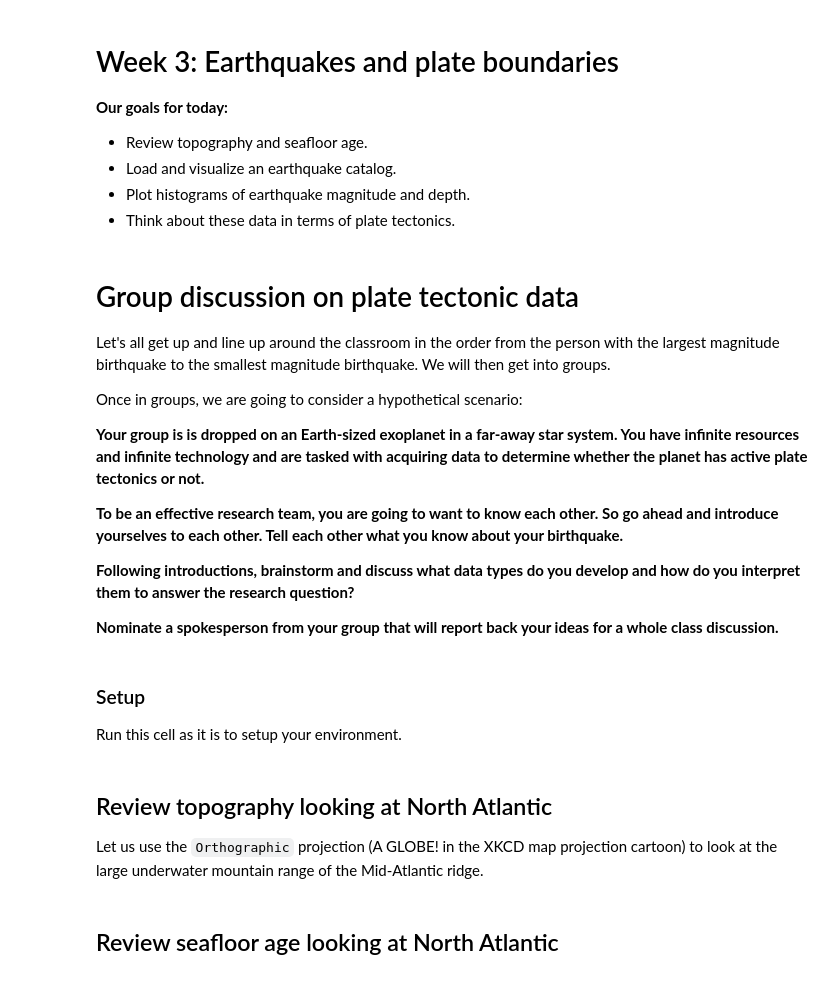
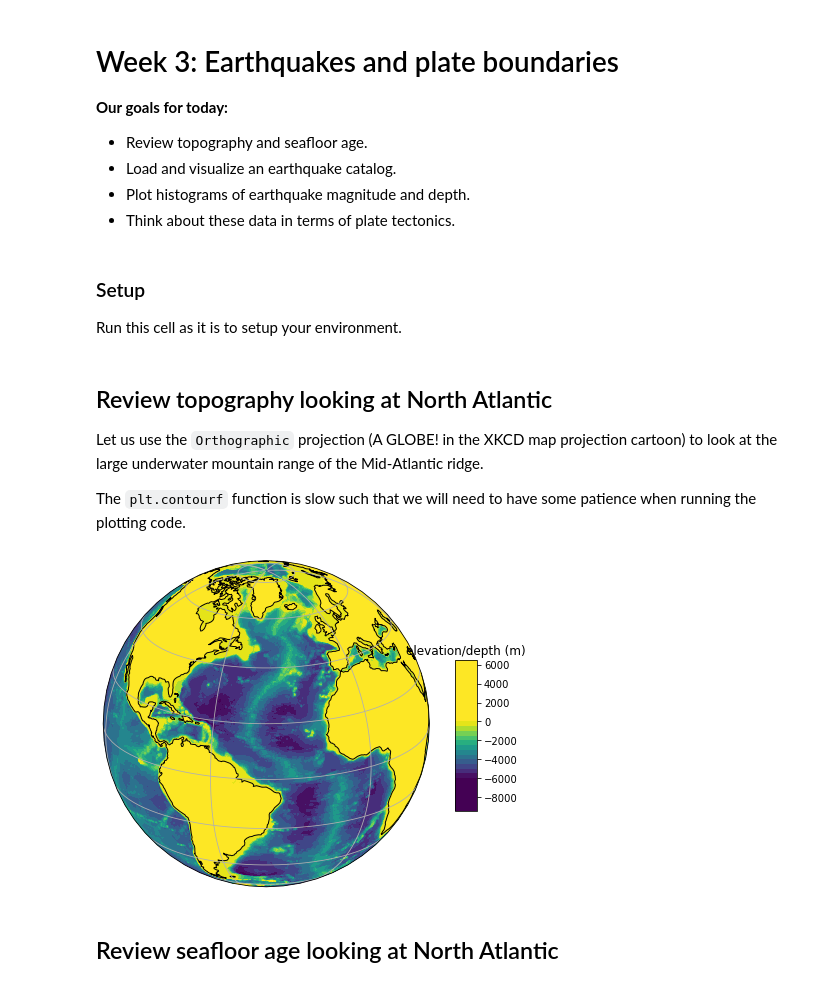
Before and after one commit to ds-connectors/EPS88-Spring-2023, a Jupyter notebook: Week03_Global_Earthquakes/W3_inclass_earthquakes.ipynb, the cells around one changed output. Saved outputs shown, nothing was run; the diff lists cells and outputs as text; code cells hidden in the pictures.

```diff
--- a/Week03_Global_Earthquakes/W3_inclass_earthquakes.ipynb
+++ b/Week03_Global_Earthquakes/W3_inclass_earthquakes.ipynb
@@ -6,20 +6,6 @@
 - Load and visualize an earthquake catalog.
 - Plot histograms of earthquake magnitude and depth.
 - Think about these data in terms of plate tectonics.
-# %% [markdown]
-# Group discussion on plate tectonic data
-
-Let's all get up and line up around the classroom in the order from the person with the largest magnitude birthquake to the smallest magnitude birthquake. We will then get into groups.
-
-Once in groups, we are going to consider a hypothetical scenario:
-
-**Your group is is dropped on an Earth-sized exoplanet in a far-away star system. You have infinite resources and infinite technology and are tasked with acquiring data to determine whether the planet has active plate tectonics or not.**
-
-**To be an effective research team, you are going to want to know each other. So go ahead and introduce yourselves to each other. Tell each other what you know about your birthquake.**
-
-**Following introductions, brainstorm and discuss what data types do you develop and how do you interpret them to answer the research question?**
-
-**Nominate a spokesperson from your group that will report back your ideas for a whole class discussion.**
 # %% [markdown]
 ### Setup
 
@@ -35,6 +21,8 @@ import cartopy.crs as ccrs
 ## Review topography looking at North Atlantic
 
 Let us use the `Orthographic` projection (A GLOBE! in the XKCD map projection cartoon) to look at the large underwater mountain range of the Mid-Atlantic ridge.
+
+The `plt.contourf` function is slow such that we will need to have some patience when running the plotting code.
 # %%
 lats = np.loadtxt('./data/etopo20lats.txt')
 lons = np.loadtxt('./data/etopo20lons.txt')
@@ -51,18 +39,20 @@ lon_grid = np.tile(lons,(540,1))
 # %%
 plt.figure(1,(6,6))
 ax = plt.axes(projection=ccrs.Orthographic(central_longitude=-40.0, central_latitude=20.0))
 ax.set_global()
-plt.contourf(lon_grid, lat_grid, topo_grid,100,vmax=0,vmin=-6000,
+plt.contourf(lon_grid, lat_grid, topo_grid,30,vmax=0,vmin=-6000,
              cmap=cm.viridis,transform=ccrs.PlateCarree())
 
 ax.coastlines()
 ax.gridlines()
 
 color_ax = plt.axes([0.95, 0.3, 0.05, 0.35])
 plt.colorbar(cax=color_ax)
 plt.title('elevation/depth (m)');
 
 plt.show()
+# %% [output]
+[figure, added]
 # %% [markdown]
 ## Review seafloor age looking at North Atlantic
 # %%
```
Also changed, not shown: parts of 3 cells of this notebook, 1 other file.
